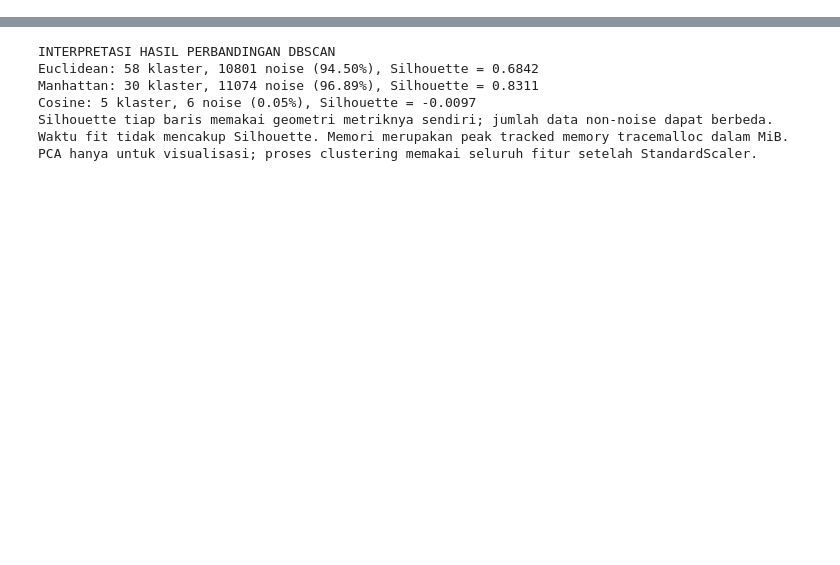
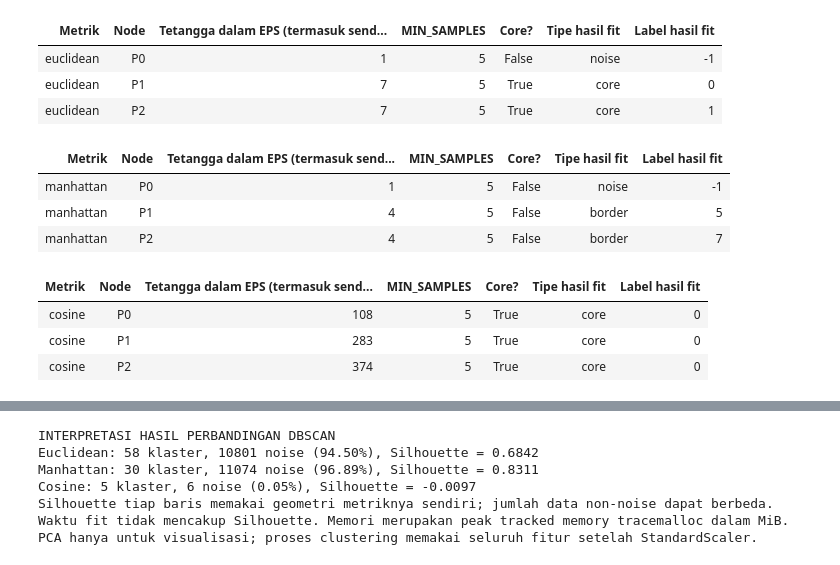
Before and after one commit to oninonins/Machine-learning-, a Jupyter notebook: JS04/DBSCAN_Perbandingan_Distance_Metric.ipynb, the cells around one changed output, grey strips where cells are left out. Saved outputs shown, nothing was run; the diff lists cells and outputs as text; code cells hidden in the pictures; blank space fills up the shorter version.

```diff
--- a/JS04/DBSCAN_Perbandingan_Distance_Metric.ipynb
+++ b/JS04/DBSCAN_Perbandingan_Distance_Metric.ipynb
@@ -243 +265,34 @@ Selesai.
+# %%
+def jelaskan_node_dbscan(metric, node_labels, node_core):
+    model = models_by_metric[metric]
+    D = pairwise_distances(X_scaled[EXAMPLE_NODES], X_scaled, metric=metric)
+    for row, node in enumerate(EXAMPLE_NODES):
+        D[row, node] = 0.0
+    ringkasan = []
+    for row, node in enumerate(EXAMPLE_NODES):
+        dalam_eps = D[row] <= model.eps
+        jumlah = int(dalam_eps.sum())
+        np.testing.assert_equal(jumlah >= model.min_samples, bool(node_core[node]))
+        tipe = 'core' if node_core[node] else ('noise' if node_labels[node] == -1 else 'border')
+        ringkasan.append({'Metrik': metric, 'Node': f'P{node}',
+            'Tetangga dalam EPS (termasuk sendiri)': jumlah,
+            'MIN_SAMPLES': model.min_samples, 'Core?': jumlah >= model.min_samples,
+            'Tipe hasil fit': tipe, 'Label hasil fit': int(node_labels[node])})
+    display(pd.DataFrame(ringkasan))
+
+for metric in DISTANCE_METRICS:
+    jelaskan_node_dbscan(metric, cluster_labels_by_metric[metric], core_mask_by_metric[metric])
+# %% [output]
+| Metrik | Node | Tetangga dalam EPS (termasuk send... | MIN_SAMPLES | Core? | Tipe hasil fit | Label hasil fit |
+| euclidean | P0 | 1 | 5 | False | noise | -1 |
+| euclidean | P1 | 7 | 5 | True | core | 0 |
+| euclidean | P2 | 7 | 5 | True | core | 1 |
+| Metrik | Node | Tetangga dalam EPS (termasuk send... | MIN_SAMPLES | Core? | Tipe hasil fit | Label hasil fit |
+| manhattan | P0 | 1 | 5 | False | noise | -1 |
+| manhattan | P1 | 4 | 5 | False | border | 5 |
+| manhattan | P2 | 4 | 5 | False | border | 7 |
+| Metrik | Node | Tetangga dalam EPS (termasuk send... | MIN_SAMPLES | Core? | Tipe hasil fit | Label hasil fit |
+| cosine | P0 | 108 | 5 | True | core | 0 |
+| cosine | P1 | 283 | 5 | True | core | 0 |
+| cosine | P2 | 374 | 5 | True | core | 0 |
 # %%
```
Also changed, not shown: parts of 12 cells of this notebook, 7 other files.
